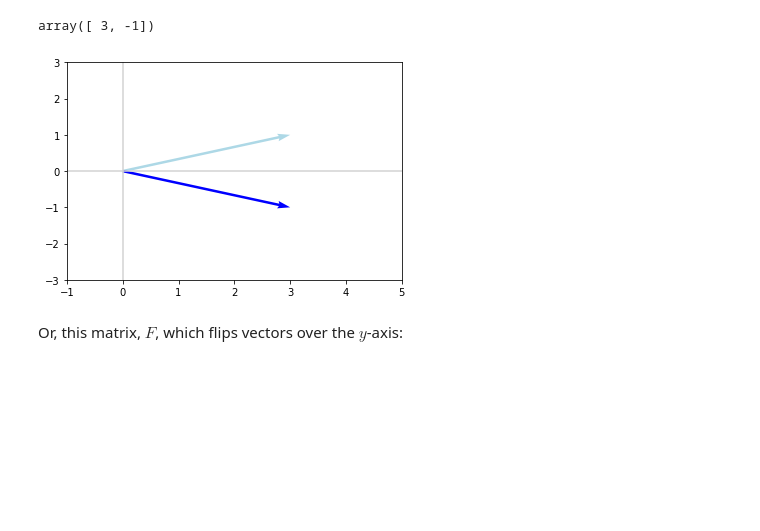
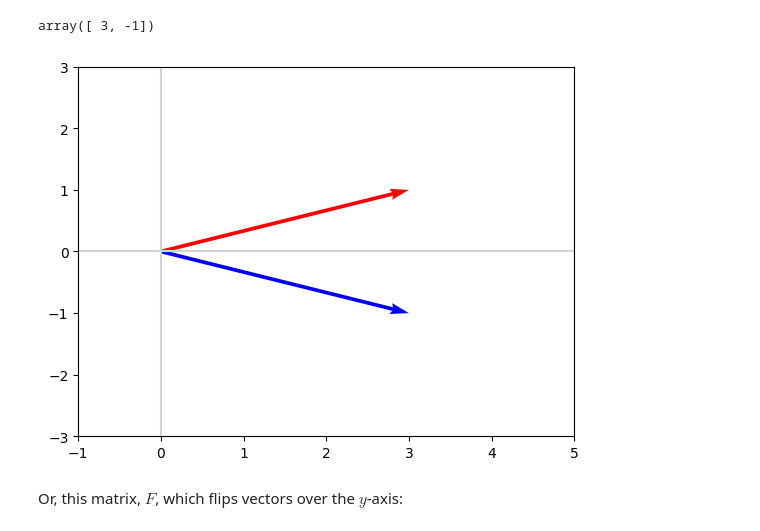
Before and after one commit to 24521586-Tan/ml, a Jupyter notebook: notebooks/2-linear-algebra-ii.ipynb, the cells around one changed output. Cells and saved outputs as stored; diff of their text form; code cells hidden in the pictures; blank space fills up the shorter version.

```diff
--- a/notebooks/2-linear-algebra-ii.ipynb
+++ b/notebooks/2-linear-algebra-ii.ipynb
@@ -413,11 +414,11 @@ Ev
 # %% [output]
 array([ 3, -1])
 # %%
-plot_vectors([v, Ev], ['lightblue', 'blue'])
+plot_vectors([v, Ev], ['red', 'blue'])
 plt.xlim(-1, 5)
 _ = plt.ylim(-3, 3)
 # %% [output]
-[figure, old version]
+[figure, new version]
 # %% [markdown]
 Or, this matrix, $F$, which flips vectors over the $y$-axis:
 # %%
```
Also changed, not shown: parts of 6 cells of this notebook.
